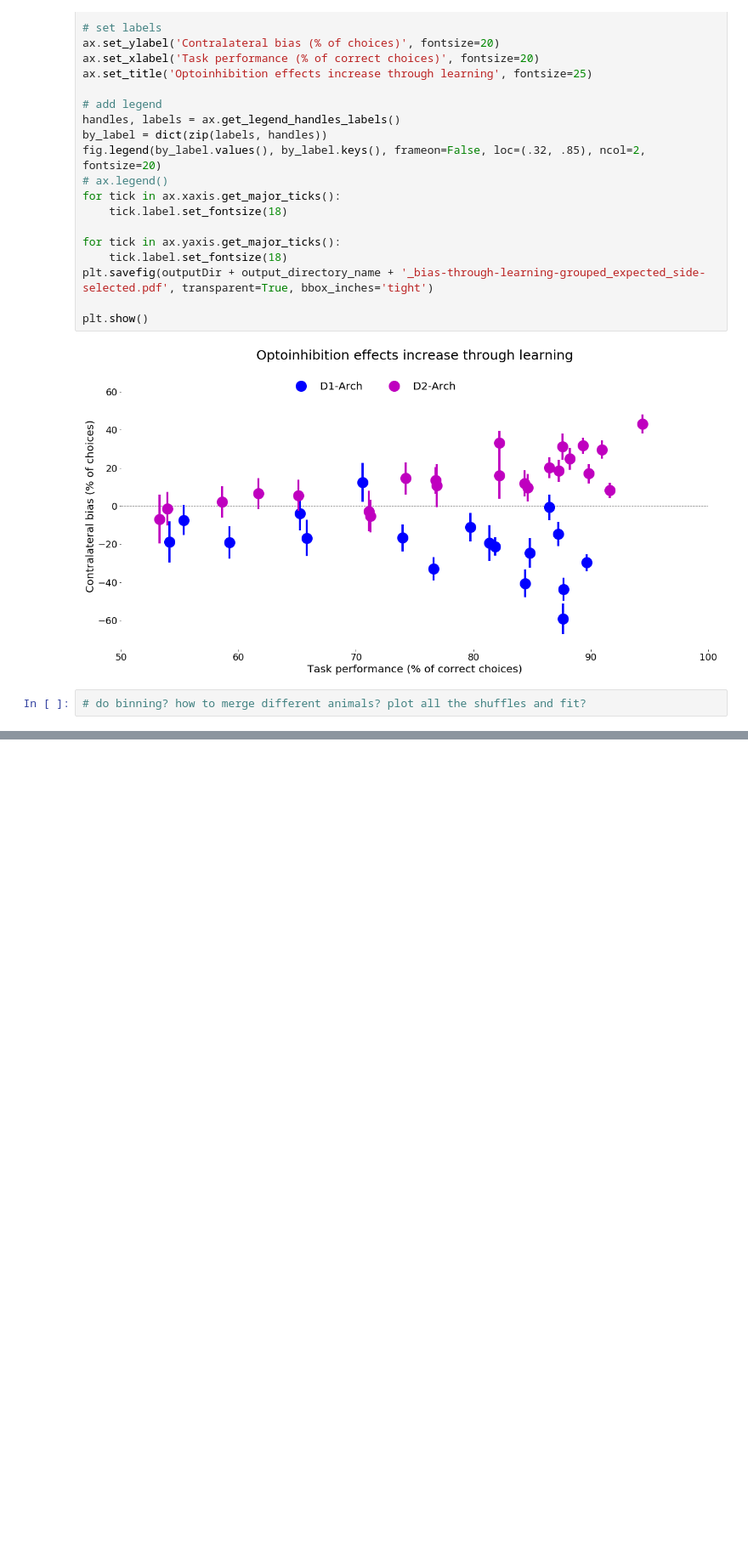
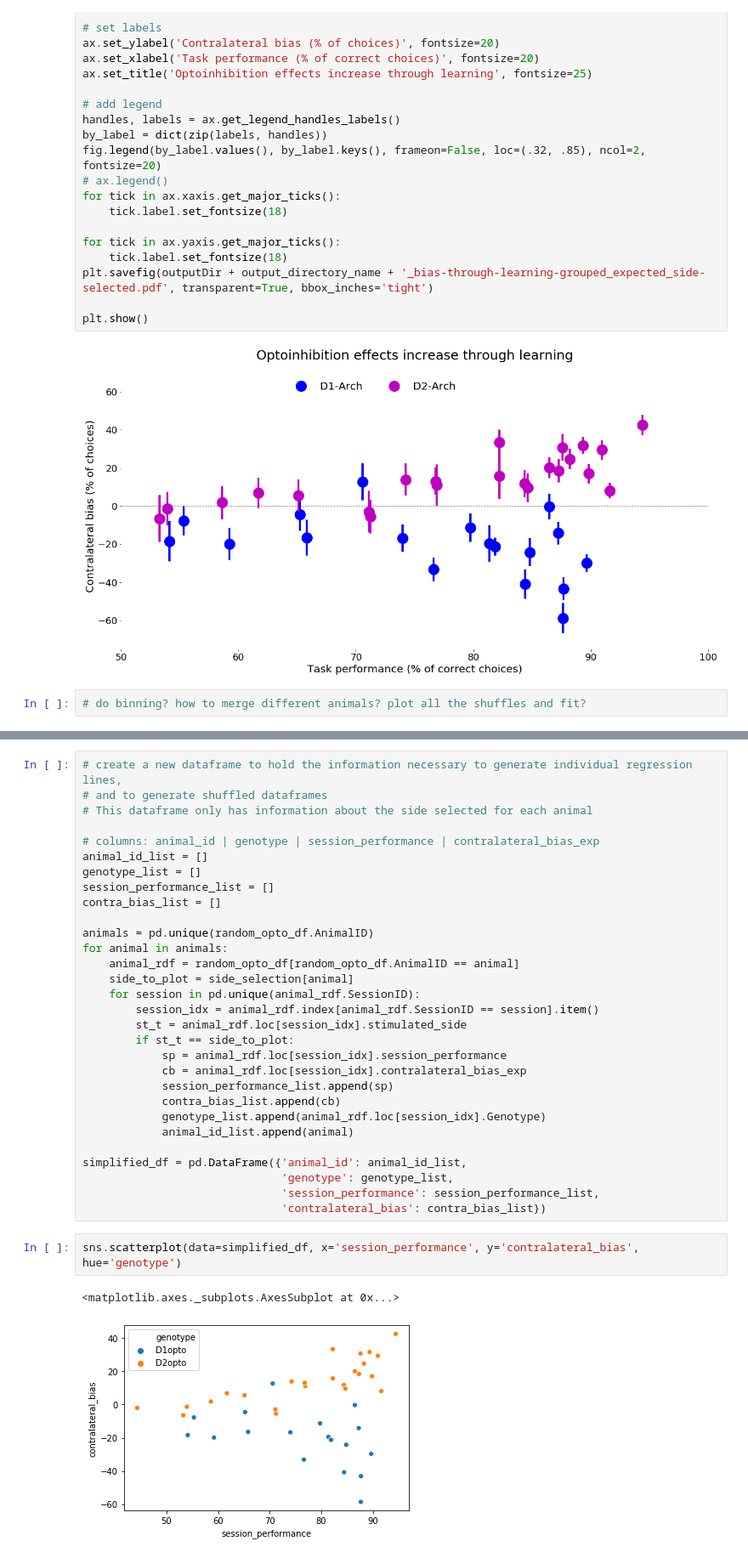
Before and after one commit to HernandoMV/BehaviouralAnalysis, a Jupyter notebook: Optoinhibition_through_learning.ipynb, the cells around one changed output, grey strips where cells are left out. Shown at 85% size. Saved outputs shown, nothing was run; the diff lists cells and outputs as text; blank space fills up the shorter version.

```diff
--- a/Optoinhibition_through_learning.ipynb
+++ b/Optoinhibition_through_learning.ipynb
@@ -565,0 +552,35 @@ random_opto_df
+# %%
+# create a new dataframe to hold the information necessary to generate individual regression lines,
+# and to generate shuffled dataframes
+# This dataframe only has information about the side selected for each animal
+
+# columns: animal_id | genotype | session_performance | contralateral_bias_exp
+animal_id_list = []
+genotype_list = []
+session_performance_list = []
+contra_bias_list = []
+
+animals = pd.unique(random_opto_df.AnimalID)
+for animal in animals:
+    animal_rdf = random_opto_df[random_opto_df.AnimalID == animal]
+    side_to_plot = side_selection[animal]
+    for session in pd.unique(animal_rdf.SessionID):
+        session_idx = animal_rdf.index[animal_rdf.SessionID == session].item()
+        st_t = animal_rdf.loc[session_idx].stimulated_side
+        if st_t == side_to_plot:
+            sp = animal_rdf.loc[session_idx].session_performance
+            cb = animal_rdf.loc[session_idx].contralateral_bias_exp
+            session_performance_list.append(sp)
+            contra_bias_list.append(cb)
+            genotype_list.append(animal_rdf.loc[session_idx].Genotype)
+            animal_id_list.append(animal)
+
+simplified_df = pd.DataFrame({'animal_id': animal_id_list,
+                              'genotype': genotype_list,
+                              'session_performance': session_performance_list,
+                              'contralateral_bias': contra_bias_list})
+# %%
+sns.scatterplot(data=simplified_df, x='session_performance', y='contralateral_bias', hue='genotype')
+# %% [output]
+<matplotlib.axes._subplots.AxesSubplot at 0x...>
+[figure, added]
```
Also changed, not shown: parts of 13 cells of this notebook.
